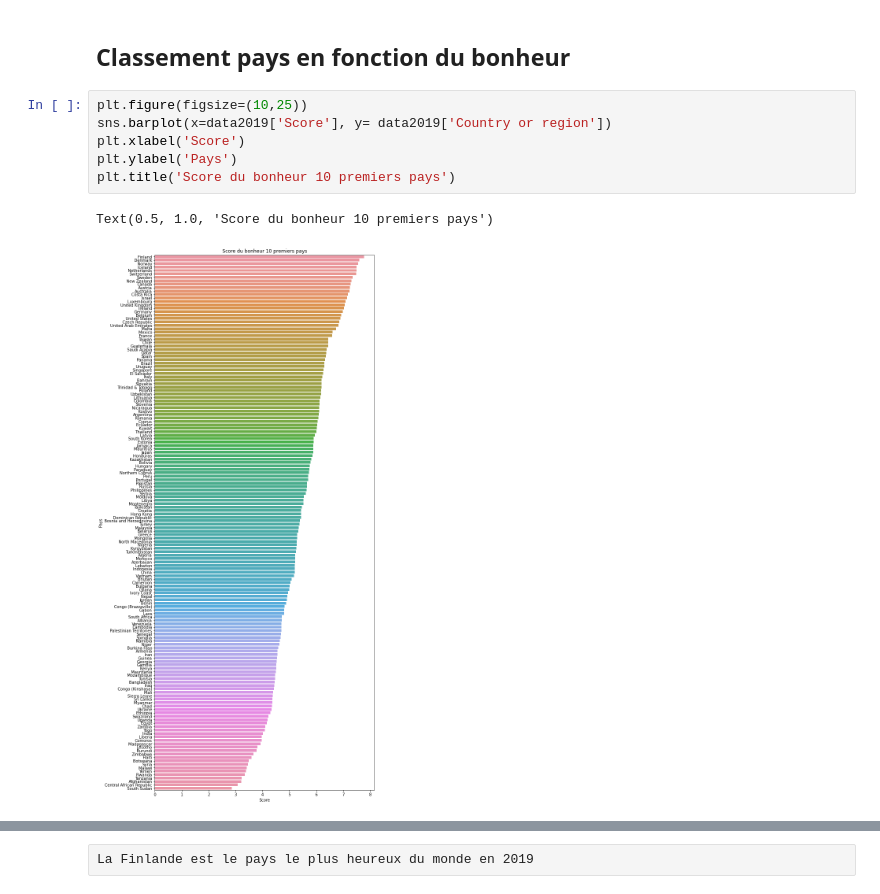
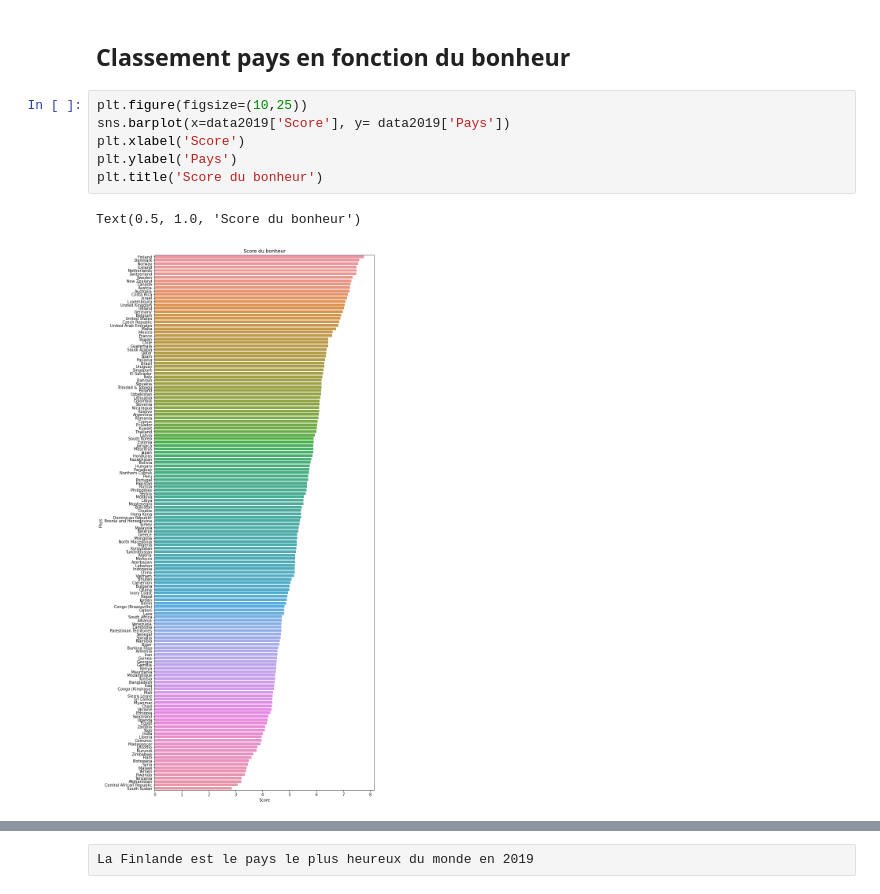
Before and after one commit to Neek0w/happiness, a Jupyter notebook: analyseBonheur.ipynb, the cells around one changed output, grey strips where cells are left out. Drawn from its saved outputs; the diff is of its cells as text.

```diff
--- a/analyseBonheur.ipynb
+++ b/analyseBonheur.ipynb
@@ -136,11 +133,11 @@ iplot(choromap, validate=False)
 ## Classement pays en fonction du bonheur
 # %%
 plt.figure(figsize=(10,25))
-sns.barplot(x=data2019['Score'], y= data2019['Country or region'])
+sns.barplot(x=data2019['Score'], y= data2019['Pays'])
 plt.xlabel('Score')
 plt.ylabel('Pays')
-plt.title('Score du bonheur 10 premiers pays')
+plt.title('Score du bonheur')
 # %% [output]
-Text(0.5, 1.0, 'Score du bonheur 10 premiers pays')
+Text(0.5, 1.0, 'Score du bonheur')
-[figure, old version]
+[figure, new version]
 # %%
```
Also changed, not shown: parts of 37 cells of this notebook, 3 other files.
